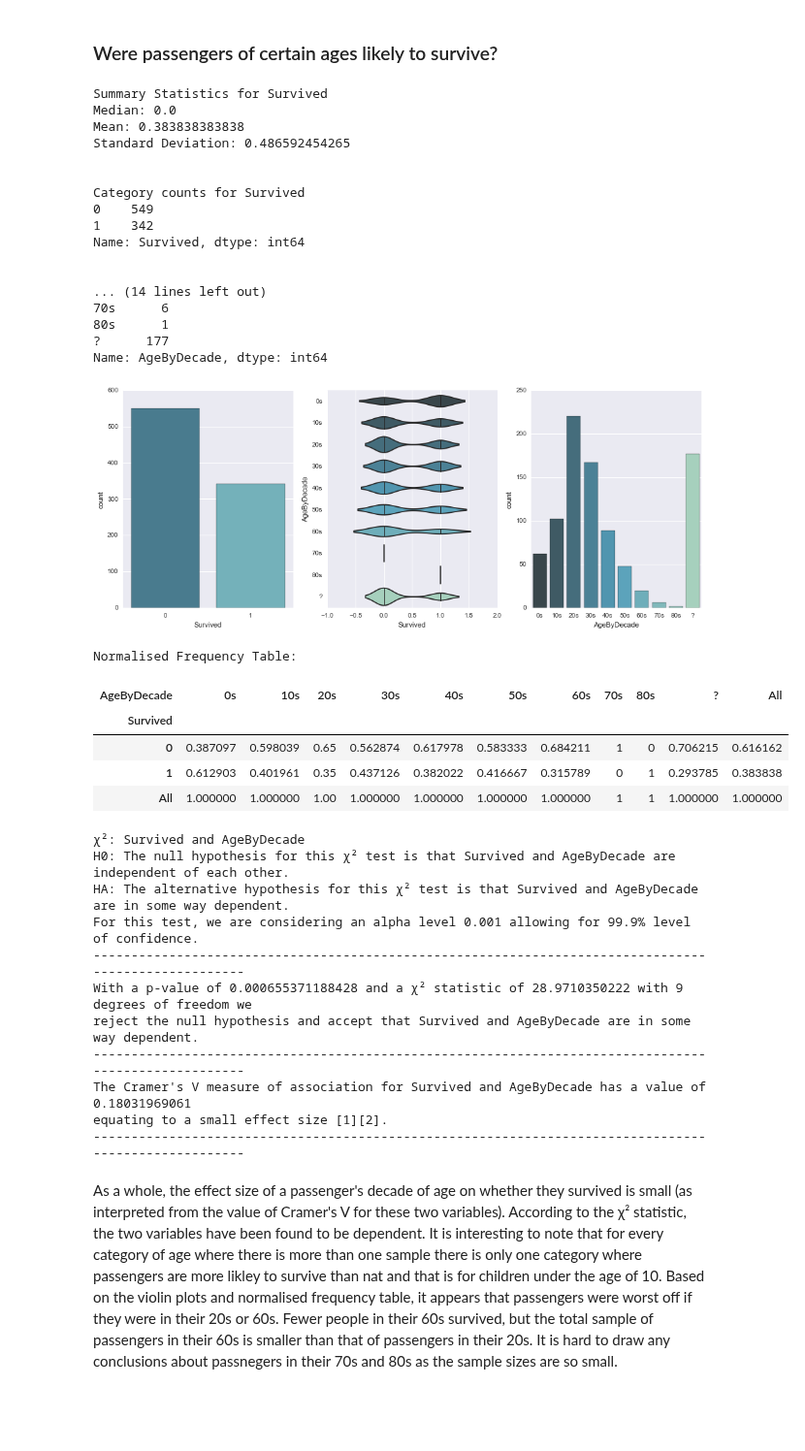
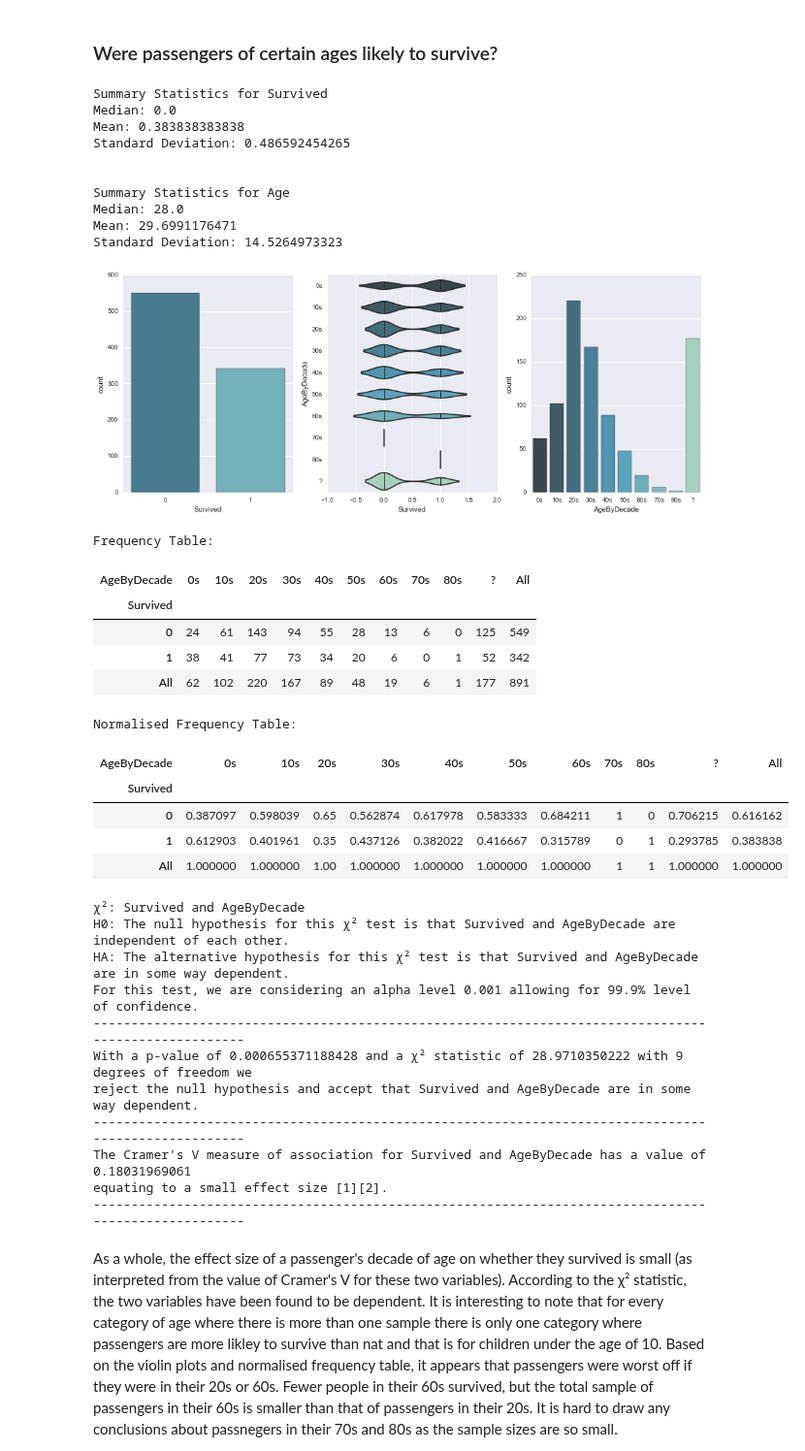
Before and after one commit to eminnett/da-nanodegree-investigate-a-dataset, a Jupyter notebook: investigating_the_titanic_dataset.ipynb, the cells around one changed output. Shown at 97% size. Cells and saved outputs as stored; diff of their text form; code cells hidden in the pictures; blank space fills up the shorter version.

```diff
--- a/investigating_the_titanic_dataset.ipynb
+++ b/investigating_the_titanic_dataset.ipynb
@@ -433,51 +452,51 @@ TODO: Write an analysis of the above.
 ### Were passengers of certain ages likely to survive?
 # %%
 descriptive_statistics_of_numeric_series('Survived', "Survived")
-distinct_counts_of_categorical_series('Survived', "Survived")
 descriptive_statistics_of_numeric_series('Age', 'Age')
-distinct_counts_of_categorical_series('AgeByDecade', 'Age By Decade')
 visual_analysis_of_two_categorical_variables('Survived', 'AgeByDecade')
+
+print "Frequency Table:"
+display(table_of_frequencies('Survived', 'AgeByDecade', mod_titanic_df, margins=True))
 
 print "Normalised Frequency Table:"
 display(table_of_frequencies('Survived', 'AgeByDecade', mod_titanic_df, margins=True, normalise=True))
 
 chi_squared_and_carmers_v_anlysis('Survived', 'AgeByDecade')
 # %% [output]
 Summary Statistics for Survived
 Median: 0.0
 Mean: 0.383838383838
 Standard Deviation: 0.486592454265
 
 
-Category counts for Survived
-0    549
-1    342
-Name: Survived, dtype: int64
-
-
-... (14 lines left out)
-70s      6
-80s      1
-?      177
-Name: AgeByDecade, dtype: int64
+Summary Statistics for Age
+Median: 28.0
+Mean: 29.6991176471
+Standard Deviation: 14.5264973323
 [figure]
-Normalised Frequency Table:
+Frequency Table:
 | AgeByDecade | 0s | 10s | 20s | 30s | 40s | 50s | 60s | 70s | 80s | ? | All |
 | Survived |  |  |  |  |  |  |  |  |  |  |  |
-| 0 | 0.387097 | 0.598039 | 0.65 | 0.562874 | 0.617978 | 0.583333 | 0.684211 | 1 | 0 | 0.706215 | 0.616162 |
-| 1 | 0.612903 | 0.401961 | 0.35 | 0.437126 | 0.382022 | 0.416667 | 0.315789 | 0 | 1 | 0.293785 | 0.383838 |
-| All | 1.000000 | 1.000000 | 1.00 | 1.000000 | 1.000000 | 1.000000 | 1.000000 | 1 | 1 | 1.000000 | 1.000000 |
+| 0 | 24 | 61 | 143 | 94 | 55 | 28 | 13 | 6 | 0 | 125 | 549 |
+| 1 | 38 | 41 | 77 | 73 | 34 | 20 | 6 | 0 | 1 | 52 | 342 |
+| All | 62 | 102 | 220 | 167 | 89 | 48 | 19 | 6 | 1 | 177 | 891 |
-χ²: Survived and AgeByDecade
-H0: The null hypothesis for this χ² test is that Survived and AgeByDecade are independent of each other.
-HA: The alternative hypothesis for this χ² test is that Survived and AgeByDecade are in some way dependent.
-For this test, we are considering an alpha level 0.001 allowing for 99.9% level of confidence.
------------------------------------------------------------------------------------------------------
-With a p-value of 0.000655371188428 and a χ² statistic of 28.9710350222 with 9 degrees of freedom we
-reject the null hypothesis and accept that Survived and AgeByDecade are in some way dependent.
------------------------------------------------------------------------------------------------------
-The Cramer's V measure of association for Survived and AgeByDecade has a value of 0.18031969061
-equating to a small effect size [1][2].
------------------------------------------------------------------------------------------------------
+Normalised Frequency Table:
+| AgeByDecade | 0s | 10s | 20s | 30s | 40s | 50s | 60s | 70s | 80s | ? | All |
+| Survived |  |  |  |  |  |  |  |  |  |  |  |
+| 0 | 0.387097 | 0.598039 | 0.65 | 0.562874 | 0.617978 | 0.583333 | 0.684211 | 1 | 0 | 0.706215 | 0.616162 |
+| 1 | 0.612903 | 0.401961 | 0.35 | 0.437126 | 0.382022 | 0.416667 | 0.315789 | 0 | 1 | 0.293785 | 0.383838 |
+| All | 1.000000 | 1.000000 | 1.00 | 1.000000 | 1.000000 | 1.000000 | 1.000000 | 1 | 1 | 1.000000 | 1.000000 |
+χ²: Survived and AgeByDecade
+H0: The null hypothesis for this χ² test is that Survived and AgeByDecade are independent of each other.
+HA: The alternative hypothesis for this χ² test is that Survived and AgeByDecade are in some way dependent.
+For this test, we are considering an alpha level 0.001 allowing for 99.9% level of confidence.
+-----------------------------------------------------------------------------------------------------
+With a p-value of 0.000655371188428 and a χ² statistic of 28.9710350222 with 9 degrees of freedom we
+reject the null hypothesis and accept that Survived and AgeByDecade are in some way dependent.
+-----------------------------------------------------------------------------------------------------
+The Cramer's V measure of association for Survived and AgeByDecade has a value of 0.18031969061
+equating to a small effect size [1][2].
+-----------------------------------------------------------------------------------------------------
 # %% [markdown]
 As a whole, the effect size of a passenger's decade of age on whether they survived is small (as interpreted from the value of Cramer's V for these two variables). According to the χ² statistic, the two variables have been found to be dependent. It is interesting to note that for every category of age where there is more than one sample there is only one category where passengers are more likley to survive than nat and that is for children under the age of 10. Based on the violin plots and normalised frequency table, it appears that passengers were worst off if they were in their 20s or 60s. Fewer people in their 60s survived, but the total sample of passengers in their 60s is smaller than that of passengers in their 20s. It is hard to draw any conclusions about passnegers in their 70s and 80s as the sample sizes are so small.
 
```
Also changed, not shown: parts of 7 cells of this notebook.
